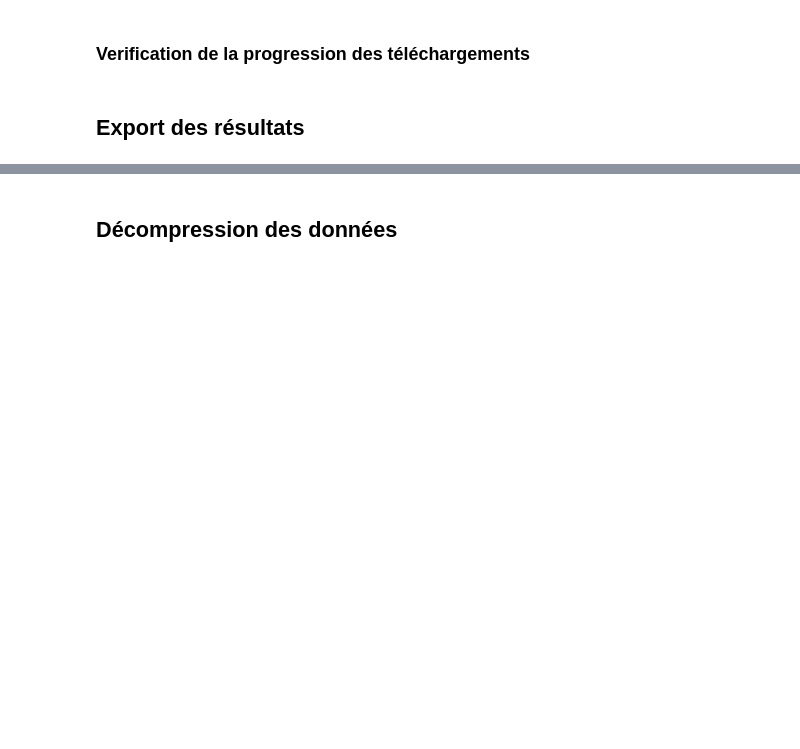
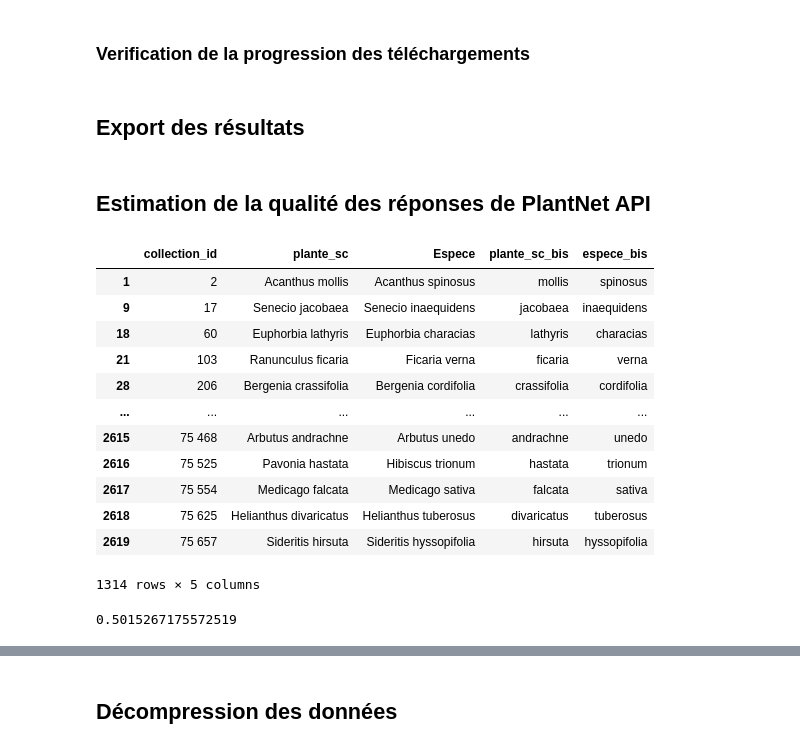
Before and after one commit to juldpnt/fil-rouge-pollinisateurs, a Jupyter notebook: notebooks/plantnet_pipeline.ipynb, the cells around one changed output, grey strips where cells are left out. Drawn from its saved outputs; the diff is of its cells as text; code cells hidden in the pictures; blank space fills up the shorter version.

Commit message:
quantification erreurs plantnet api

```diff
--- a/notebooks/plantnet_pipeline.ipynb
+++ b/notebooks/plantnet_pipeline.ipynb
@@ -267,3 +242,42 @@ def export_plantes(nom_df):
         df.to_csv(f"data/plantes/{nom_df}.csv", index=False)
 # %%
 export_plantes('plantes_precision_unlabelled')
+# %% [markdown]
+## Estimation de la qualité des réponses de PlantNet API
+# %%
+# compare les lignes des colonnes 'plante_sc'(en ne gardant que les strings de maximum trois mots inclus) et 'Espece' de plantes_sc_labelled
+lignes_differentes_sc = plantes_sc_labelled[plantes_sc_labelled['plante_sc'] != plantes_sc_labelled['Espece']]
+
+# ne garde que les colonnes 'collection_id', 'plante_sc' et 'Espece' dans lignes_differentes_sc
+lignes_differentes_sc = lignes_differentes_sc[['collection_id', 'plante_sc', 'Espece']]
+
+# supprime les lignes de lignes_differentes_sc où 'plante_sc' contient plus de deux fois ' ' dans la string
+lignes_differentes_sc = lignes_differentes_sc[lignes_differentes_sc['plante_sc'].str.count(' ') == 1]
+
+# sépare la colonne 'plante_sc' avec le séparateur ' ' et crée une nouvelle colonne 'plante_sc_bis' qui ne contient que le 2e mot
+lignes_differentes_sc['plante_sc_bis'] = lignes_differentes_sc['plante_sc'].str.split(' ').str[1]
+# sépare la colonne 'Espece' avec le séparateur ' ' et crée une nouvelle colonne 'espece_bis'
+lignes_differentes_sc['espece_bis'] = lignes_differentes_sc['Espece'].str.split(' ').str[1]
+
+# supprime les lignes de lignes_differentes_sc où plante_sc_bis est égal à espece_bis
+lignes_differentes_sc = lignes_differentes_sc[lignes_differentes_sc['plante_sc_bis'] != lignes_differentes_sc['espece_bis']]
+
+lignes_differentes_sc
+# %% [output]
+|  | collection_id | plante_sc | Espece | plante_sc_bis | espece_bis |
+| 1 | 2 | Acanthus mollis | Acanthus spinosus | mollis | spinosus |
+| 9 | 17 | Senecio jacobaea | Senecio inaequidens | jacobaea | inaequidens |
+| 18 | 60 | Euphorbia lathyris | Euphorbia characias | lathyris | characias |
+| 21 | 103 | Ranunculus ficaria | Ficaria verna | ficaria | verna |
+| 28 | 206 | Bergenia crassifolia | Bergenia cordifolia | crassifolia | cordifolia |
+| ... | ... | ... | ... | ... | ... |
+| 2615 | 75 468 | Arbutus andrachne | Arbutus unedo | andrachne | unedo |
+| 2616 | 75 525 | Pavonia hastata | Hibiscus trionum | hastata | trionum |
+| 2617 | 75 554 | Medicago falcata | Medicago sativa | falcata | sativa |
+| 2618 | 75 625 | Helianthus divaricatus | Helianthus tuberosus | divaricatus | tuberosus |
+| 2619 | 75 657 | Sideritis hirsuta | Sideritis hyssopifolia | hirsuta | hyssopifolia |
+1314 rows × 5 columns
+# %%
+lignes_differentes_sc.shape[0] / plantes_sc_labelled.shape[0]
+# %% [output]
+0.5015267175572519
```
Also changed, not shown: parts of 25 cells of this notebook.
